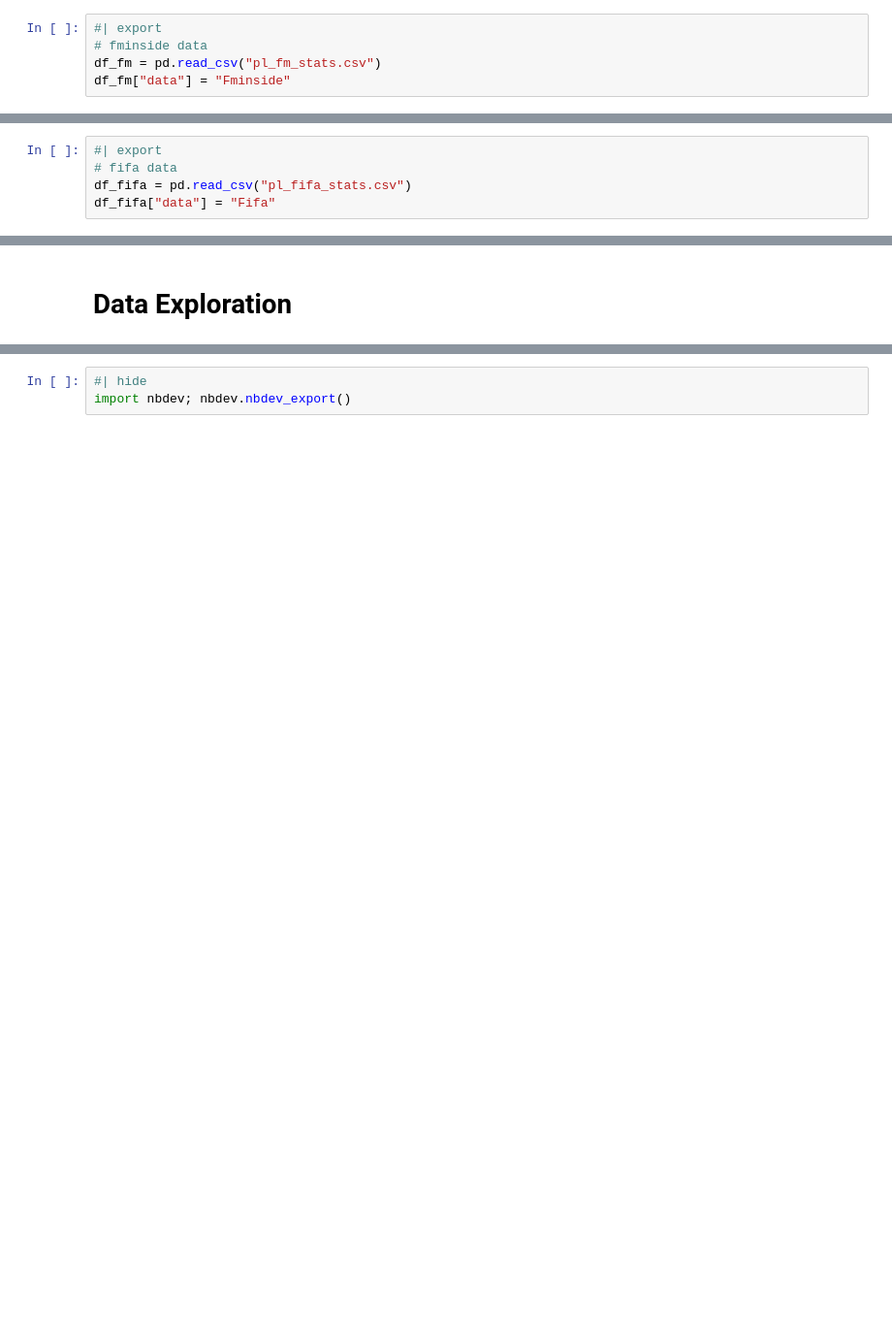
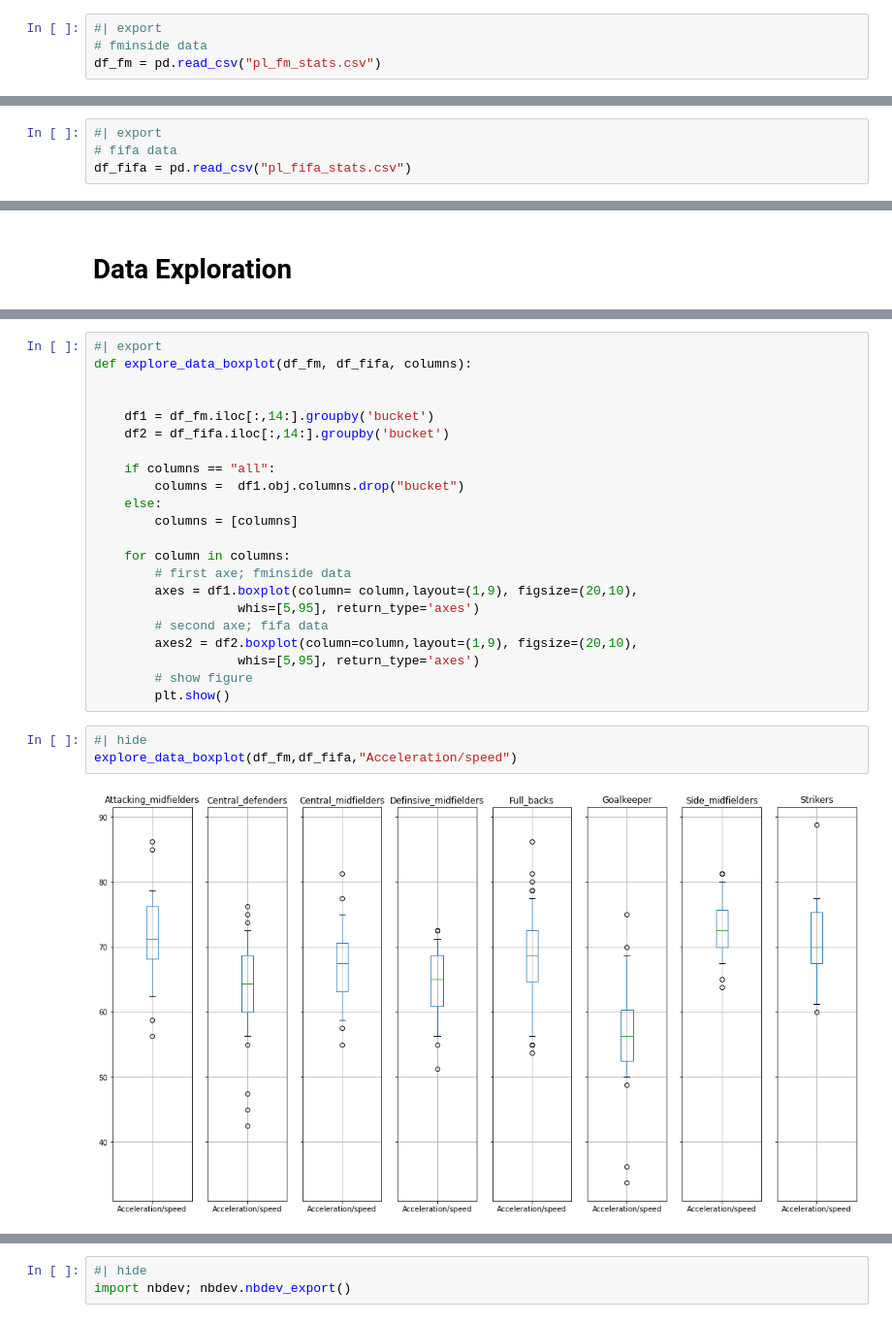
Before and after one commit to MeherKharbachi/data_viz, a Jupyter notebook: nbs/00_fminside_vs_fifa.ipynb, the cells around one changed output, grey strips where cells are left out. Shown at 97% size. Cells and saved outputs as stored; diff of their text form; blank space fills up the shorter version.

```diff
--- a/nbs/00_fminside_vs_fifa.ipynb
+++ b/nbs/00_fminside_vs_fifa.ipynb
@@ -16,7 +16,6 @@ from pivottablejs import pivot_ui
 #| export
 # fminside data
 df_fm = pd.read_csv("pl_fm_stats.csv")
-df_fm["data"] = "Fminside"
 # %%
 df_fm.head()
 # %% [output]
@@ -31,7 +30,6 @@ df_fm.head()
 #| export
 # fifa data
 df_fifa = pd.read_csv("pl_fifa_stats.csv")
-df_fifa["data"] = "Fifa"
 # %%
 #| hide
 df_fifa.head()
@@ -55,0 +46,27 @@ pivot_ui(df_stats)
+# %%
+#| export
+def explore_data_boxplot(df_fm, df_fifa, columns):
+
+
+    df1 = df_fm.iloc[:,14:].groupby('bucket')
+    df2 = df_fifa.iloc[:,14:].groupby('bucket')
+
+    if columns == "all":
+        columns =  df1.obj.columns.drop("bucket")
+    else:
+        columns = [columns]
+
+    for column in columns:
+        # first axe; fminside data
+        axes = df1.boxplot(column= column,layout=(1,9), figsize=(20,10),
+                   whis=[5,95], return_type='axes')
+        # second axe; fifa data
+        axes2 = df2.boxplot(column=column,layout=(1,9), figsize=(20,10),
+                   whis=[5,95], return_type='axes')
+        # show figure
+        plt.show()
+# %%
+#| hide
+explore_data_boxplot(df_fm,df_fifa,"Acceleration/speed")
+# %% [output]
+[figure, added]
```
Also changed, not shown: parts of 6 cells of this notebook, 3 other files.
